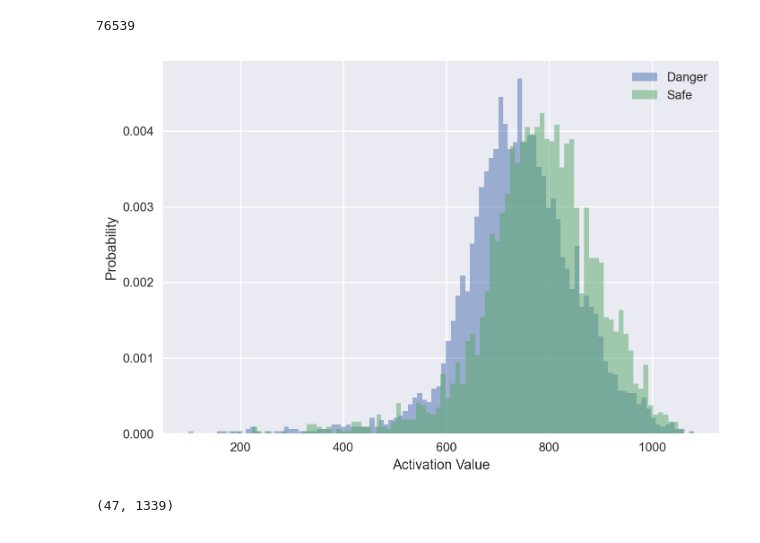
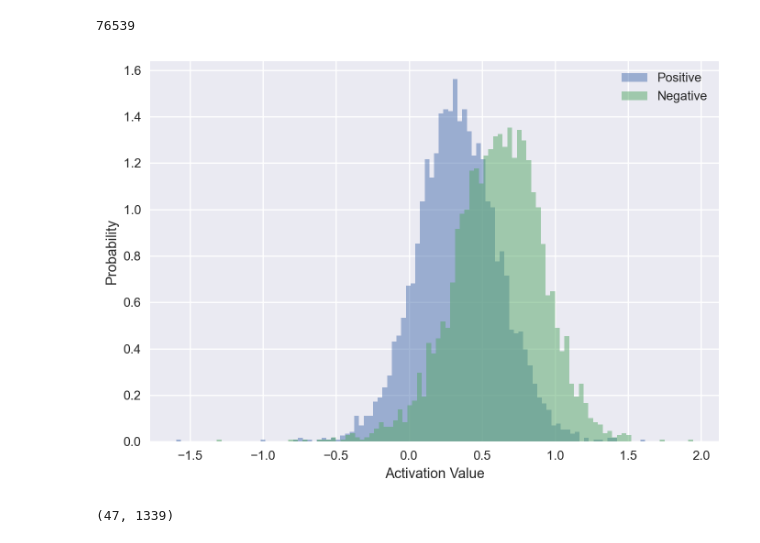
Before and after one commit to BYU-PCCL/partisanbrain, a Jupyter notebook: partisanbrain/emotions/emotions.ipynb, the cells around one changed output. Drawn from its saved outputs; the diff is of its cells as text; code cells hidden in the pictures.

```diff
--- a/partisanbrain/emotions/emotions.ipynb
+++ b/partisanbrain/emotions/emotions.ipynb
@@ -167,14 +191,14 @@ ws_distances.argmax()
 # %% [output]
 76539
 # %%
-plt.hist(danger_samples[76539], bins=100, alpha=0.5, density=True, label="Danger")
-plt.hist(safe_samples[76539], bins=100, alpha=0.5, density=True, label="Safe")
+plt.hist(danger_samples[78206], bins=100, alpha=0.5, density=True, label="Positive")
+plt.hist(safe_samples[78206], bins=100, alpha=0.5, density=True, label="Negative")
 plt.legend()
 plt.xlabel('Activation Value')
 plt.ylabel('Probability')
 plt.show()
 # %% [output]
-[figure, old version]
+[figure, new version]
 # %%
 ws_distances_reshaped = ws_distances.reshape(-1, 1600)
 # %%
```
Also changed, not shown: parts of 16 cells of this notebook, 6 other files.
